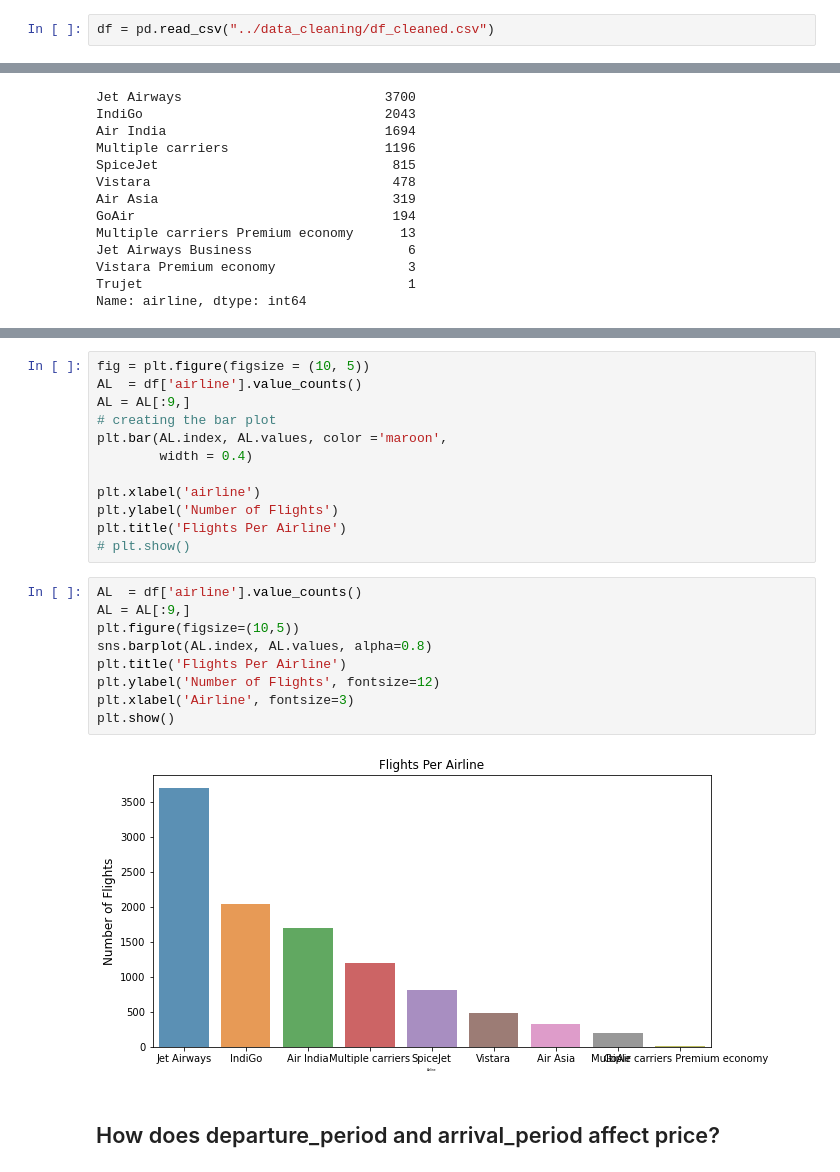
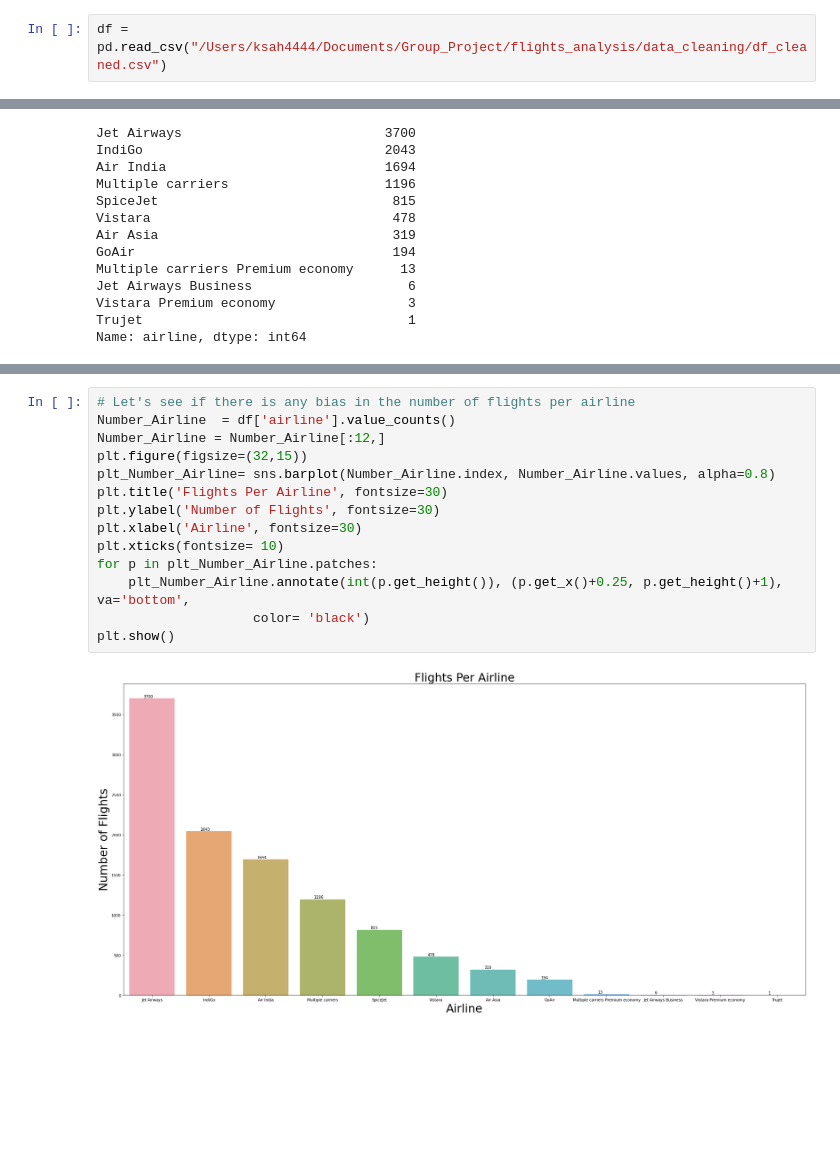
Before and after one commit to HendKordy/flights_analysis, a Jupyter notebook: EDA/EDA.ipynb, the cells around one changed output, grey strips where cells are left out. Drawn from its saved outputs; the diff is of its cells as text; blank space fills up the shorter version.

Commit message:
New plots

```diff
--- a/EDA/EDA.ipynb
+++ b/EDA/EDA.ipynb
@@ -4,5 +4,5 @@ import pandas as pd
 import matplotlib.pyplot as plt
 import seaborn as sns
 # %%
-df = pd.read_csv("../data_cleaning/df_cleaned.csv")
+df = pd.read_csv("/Users/ksah4444/Documents/Group_Project/flights_analysis/data_cleaning/df_cleaned.csv")
 # %%
@@ -78,25 +75,16 @@ ax.bar(AL.index,AL.values)
-# %%
-fig = plt.figure(figsize = (10, 5))
-AL  = df['airline'].value_counts()
-AL = AL[:9,]
-# creating the bar plot
-plt.bar(AL.index, AL.values, color ='maroon',
-        width = 0.4)
-
-plt.xlabel('airline')
-plt.ylabel('Number of Flights')
-plt.title('Flights Per Airline')
-# plt.show()
 # %%
-AL  = df['airline'].value_counts()
-AL = AL[:9,]
-plt.figure(figsize=(10,5))
-sns.barplot(AL.index, AL.values, alpha=0.8)
-plt.title('Flights Per Airline')
-plt.ylabel('Number of Flights', fontsize=12)
-plt.xlabel('Airline', fontsize=3)
+# Let's see if there is any bias in the number of flights per airline
+Number_Airline  = df['airline'].value_counts()
+Number_Airline = Number_Airline[:12,]
+plt.figure(figsize=(32,15))
+plt_Number_Airline= sns.barplot(Number_Airline.index, Number_Airline.values, alpha=0.8)
+plt.title('Flights Per Airline', fontsize=30)
+plt.ylabel('Number of Flights', fontsize=30)
+plt.xlabel('Airline', fontsize=30)
+plt.xticks(fontsize= 10)
+for p in plt_Number_Airline.patches:
+    plt_Number_Airline.annotate(int(p.get_height()), (p.get_x()+0.25, p.get_height()+1), va='bottom',
+                    color= 'black')
 plt.show()
 # %% [output]
-[figure, old version]
+[figure, new version]
-# %% [markdown]
-## How does departure_period and arrival_period affect price?
```
Also changed, not shown: parts of 23 cells of this notebook, 2 other files.
